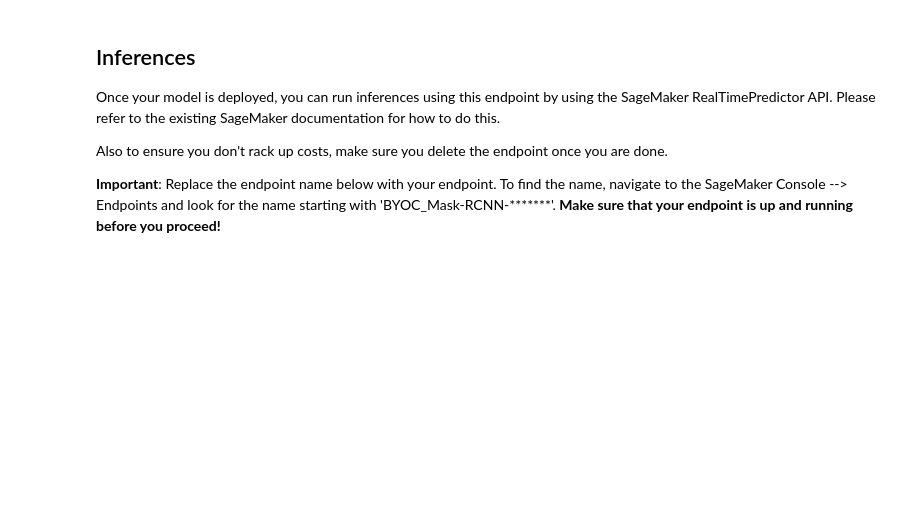
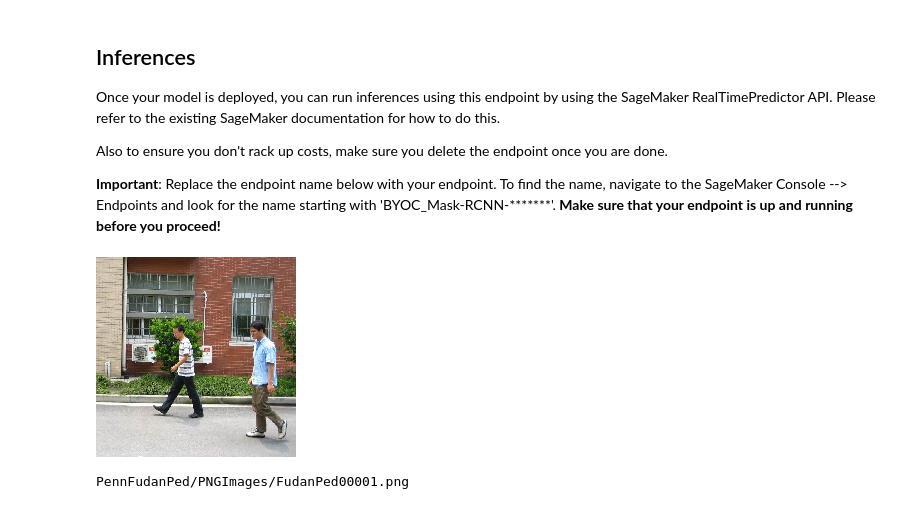
Before and after one commit to aws-samples/aws-stepfunctions-byoc-mlops-using-data-science-sdk, a Jupyter notebook: StepFunctions_BYOC_Workflow.ipynb, the cells around one changed output. Cells and saved outputs as stored; diff of their text form; code cells hidden in the pictures; blank space fills up the shorter version.

```diff
--- a/StepFunctions_BYOC_Workflow.ipynb
+++ b/StepFunctions_BYOC_Workflow.ipynb
@@ -315,14 +359,20 @@ predictor = sagemaker.predictor.RealTimePredictor(endpoint=endpoint_name)
 # %%
 # Let's take an input image and run inference on it.
 from PIL import Image
 import numpy as np
-import pickle
+SMALL_IMAGE = (200,200)
+
 f = f'{WORK_DIRECTORY}/PNGImages/FudanPed00001.png'
-Image.open(f)
+Image.open(f).resize(SMALL_IMAGE)
+# %% [output]
+[figure, added]
 # %%
 import json
-img = np.array(Image.open(f))
+img = np.array(Image.open(f).resize(SMALL_IMAGE))
+print(f)
 imginput = json.dumps(img.tolist())
+# %% [output]
+PennFudanPed/PNGImages/FudanPed00001.png
 # %%
 result = predictor.predict(imginput)
 prediction = json.loads(result)
```
Also changed, not shown: parts of 22 cells of this notebook.
